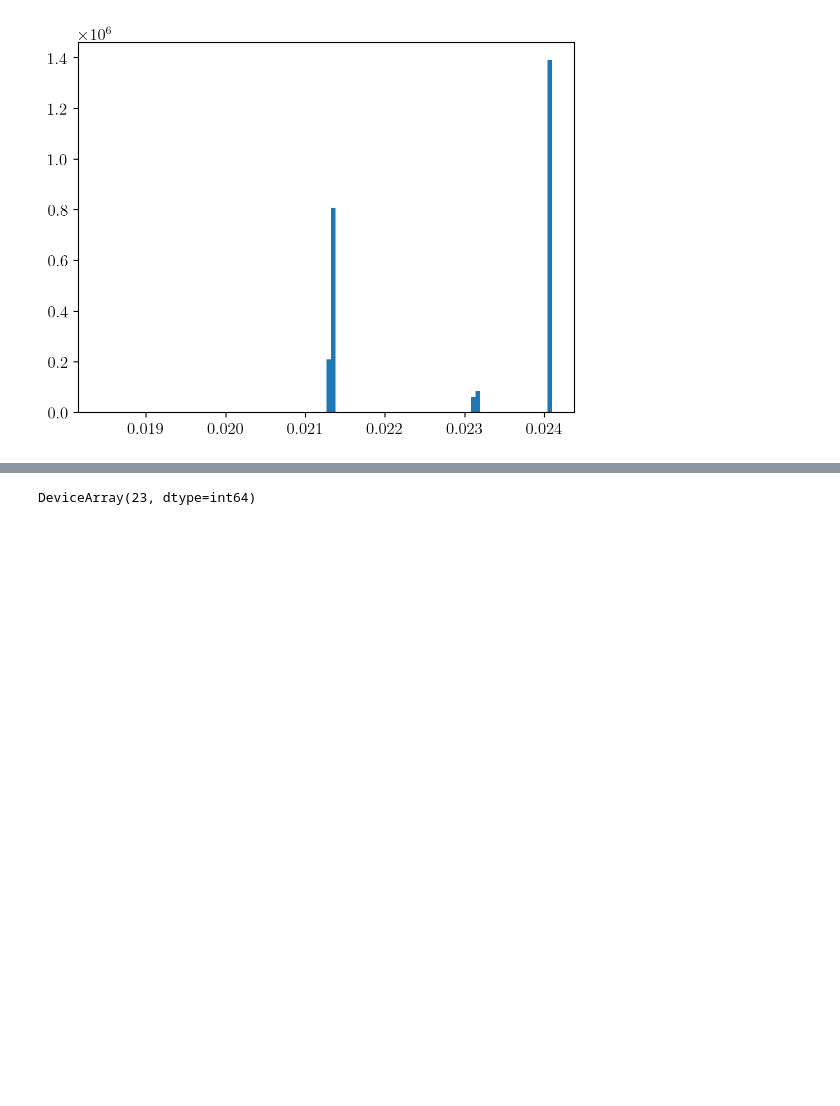
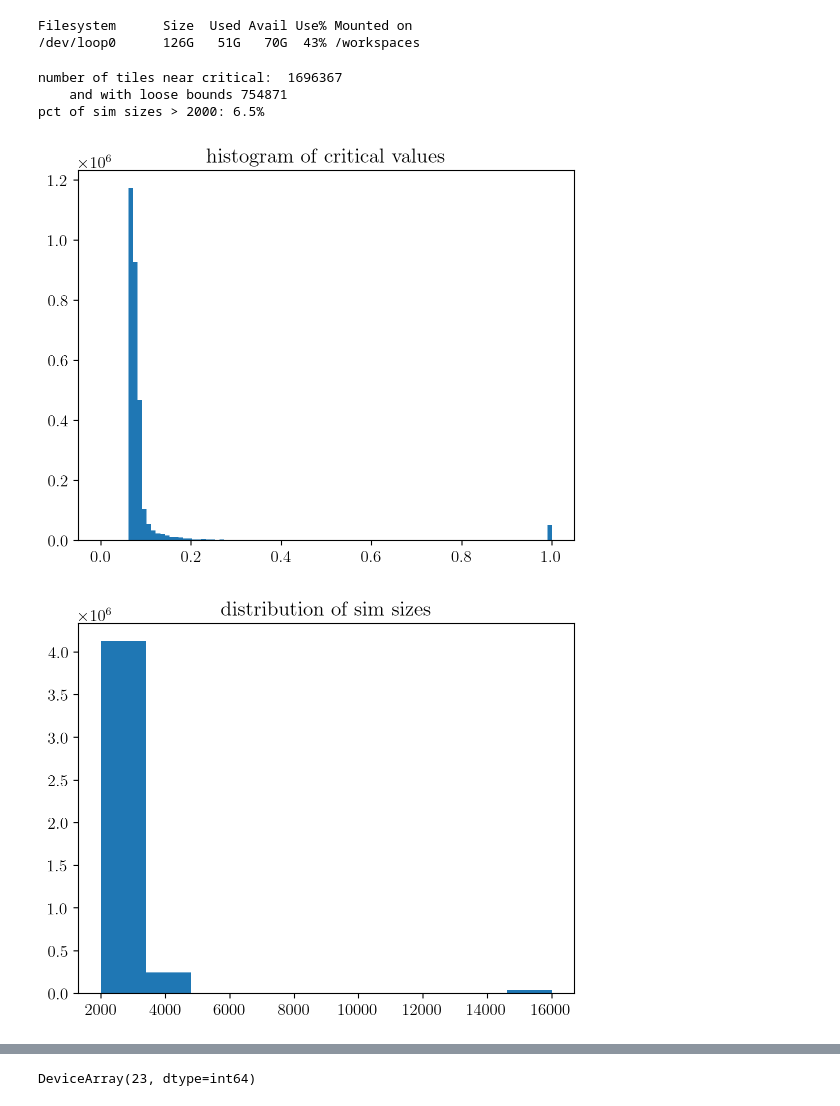
Before and after one commit to Confirm-Solutions/confirmasaurus, a Jupyter notebook: research/adagrid/scratch.ipynb, the cells around one changed output, grey strips where cells are left out. Saved outputs shown, nothing was run; the diff lists cells and outputs as text; code cells hidden in the pictures; blank space fills up the shorter version.

```diff
--- a/research/adagrid/scratch.ipynb
+++ b/research/adagrid/scratch.ipynb
@@ -14,5 +40,9 @@ from confirm.lewislib import lewis
 # %%
 import pickle
-with open('3d/68.pkl', 'rb') as f:
+with open(f'{name}/164.pkl', 'rb') as f:
     data = pickle.load(f)
-g, sim_sizes, sim_cvs, _, _, pointwise_target_alpha = data
+g, sim_sizes, bootstrap_cvs, _, _, pointwise_target_alpha = data
+!df -h /workspaces
+# %% [output]
+Filesystem      Size  Used Avail Use% Mounted on
+/dev/loop0      126G   51G   70G  43% /workspaces
@@ -44,5 +48,0 @@ lei_obj = lewis.Lewis45(**params)
-# %%
-plt.hist(pointwise_target_alpha[sim_cvs == 0], bins=100)
-plt.show()
-# %% [output]
-[figure, removed]
@@ -48,0 +62,24 @@ plt.show()
+# %%
+overall_cv = np.min(bootstrap_cvs[:,0])
+print('number of tiles near critical: ', np.sum((bootstrap_cvs[:,0] < overall_cv + 0.01)))
+print('    and with loose bounds', np.sum((bootstrap_cvs[:,0] < overall_cv + 0.01) & (0.025 - pointwise_target_alpha > 0.002)))
+print(f'pct of sim sizes > 2000: {100 * np.mean(sim_sizes > 2000):.1f}%')
+
+plt.title('histogram of critical values')
+plt.hist(bootstrap_cvs[:,0], bins=np.linspace(0, 1, 100))
+plt.show()
+
+plt.title('distribution of sim sizes')
+plt.hist(sim_sizes)
+plt.show()
+
+plt.title('distribution of target alpha')
+plt.hist(0.025 - pointwise_target_alpha, bins=100)
+plt.axvline(0.002, color='r')
+plt.show()
+# %% [output]
+number of tiles near critical:  1696367
+    and with loose bounds 754871
+pct of sim sizes > 2000: 6.5%
+[figure, added]
+[figure, added]
```
Also changed, not shown: parts of 13 cells of this notebook, 3 other files.
